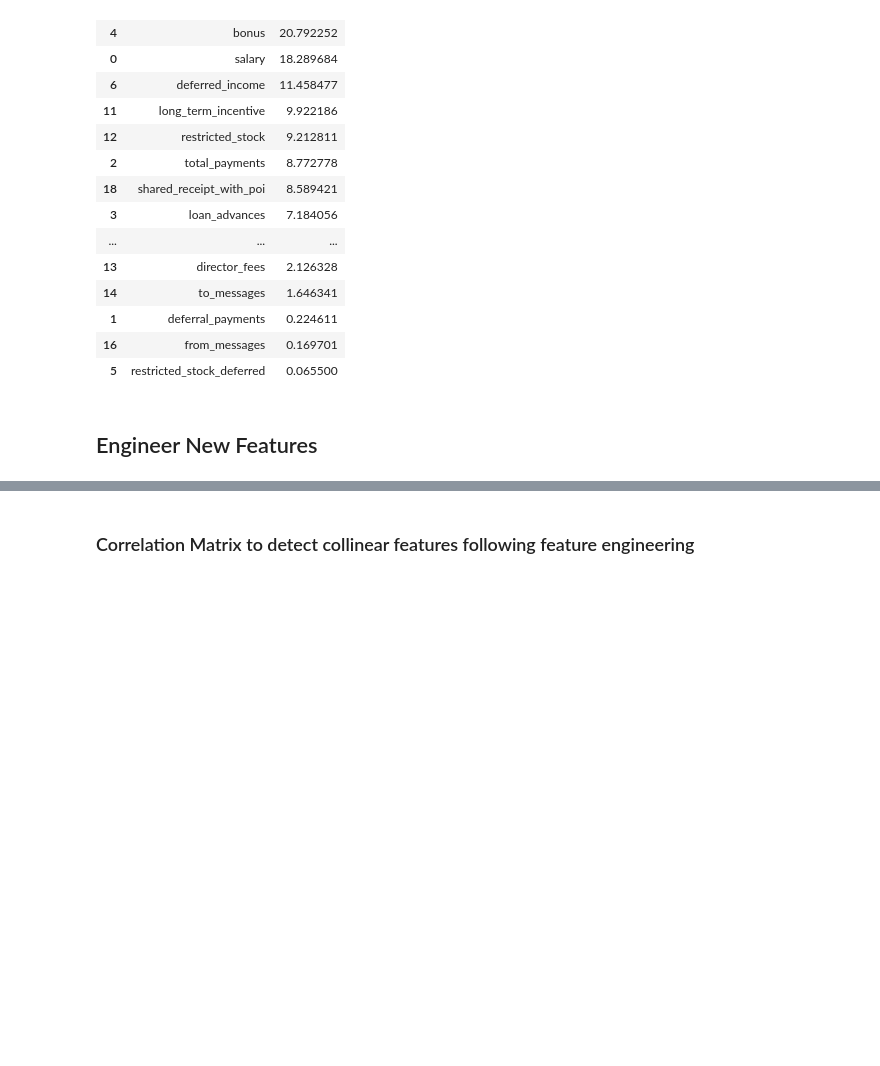
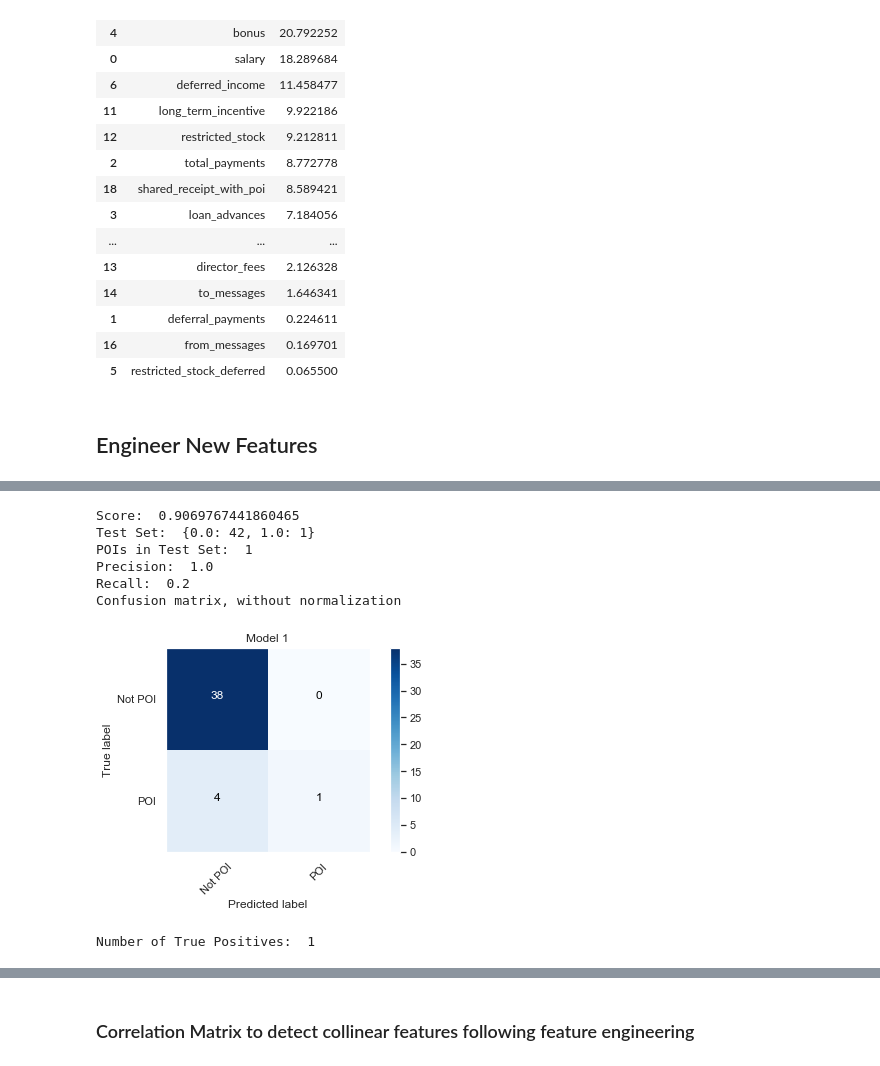
Before and after one commit to trenton3983/ud120-projects, a Jupyter notebook: ML_Project_Research.ipynb, the cells around one changed output, grey strips where cells are left out. Drawn from its saved outputs; the diff is of its cells as text; code cells hidden in the pictures; blank space fills up the shorter version.

```diff
--- a/ML_Project_Research.ipynb
+++ b/ML_Project_Research.ipynb
@@ -245,0 +385,16 @@ select_k_best(features=features, labels=labels)
+# %%
+clf = make_pipeline(
+    StackingEstimator(estimator=LogisticRegression(C=1.0, dual=False, penalty="l2")),
+    GradientBoostingClassifier(learning_rate=0.01, max_depth=6, max_features=0.1, min_samples_leaf=1, min_samples_split=13, n_estimators=100, subsample=0.6000000000000001)
+)
+
+model_response(clf)
+# %% [output]
+Score:  0.9069767441860465
+Test Set:  {0.0: 42, 1.0: 1}
+POIs in Test Set:  1
+Precision:  1.0
+Recall:  0.2
+Confusion matrix, without normalization
+[figure, added]
+Number of True Positives:  1
```
Also changed, not shown: parts of 37 cells of this notebook.
